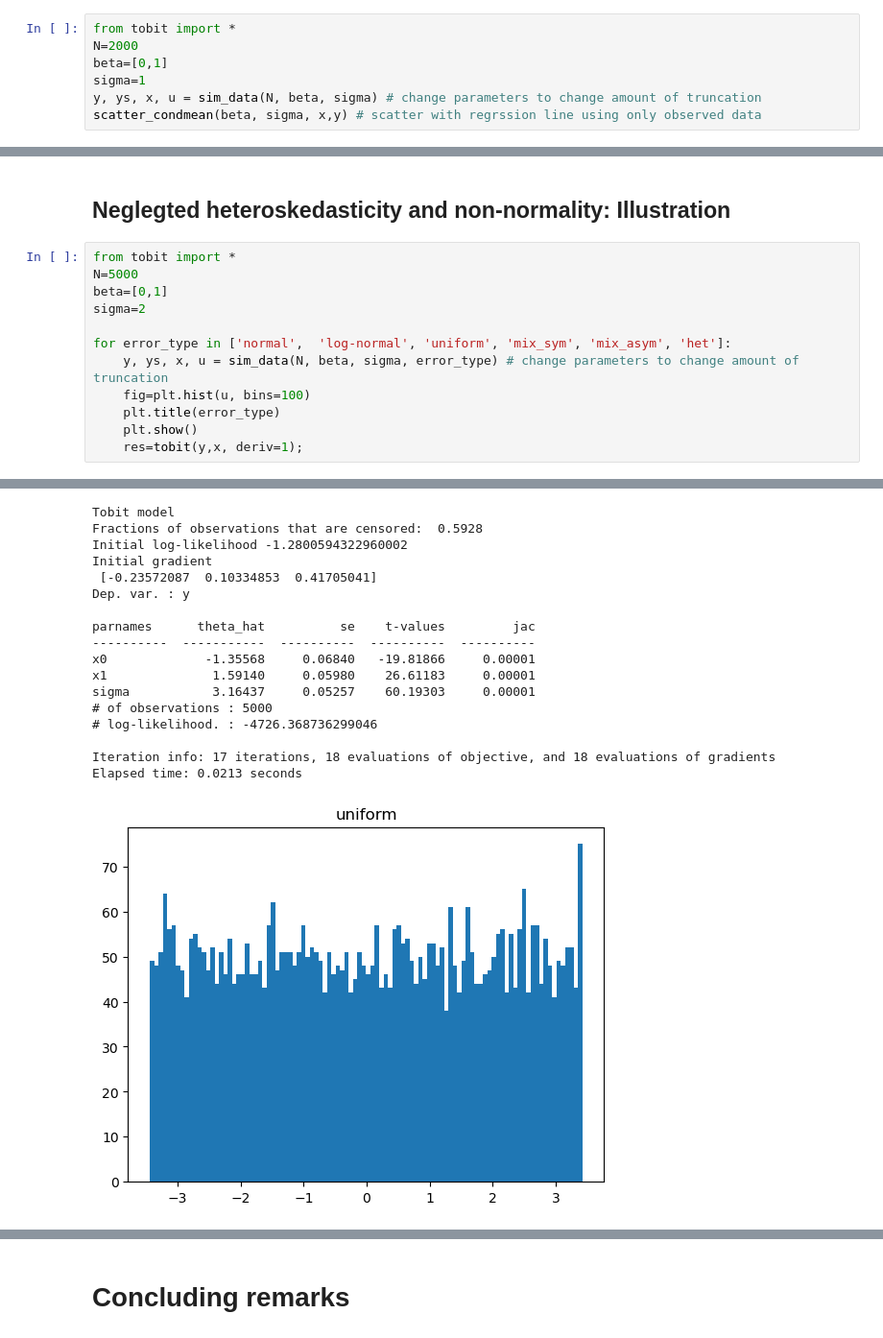
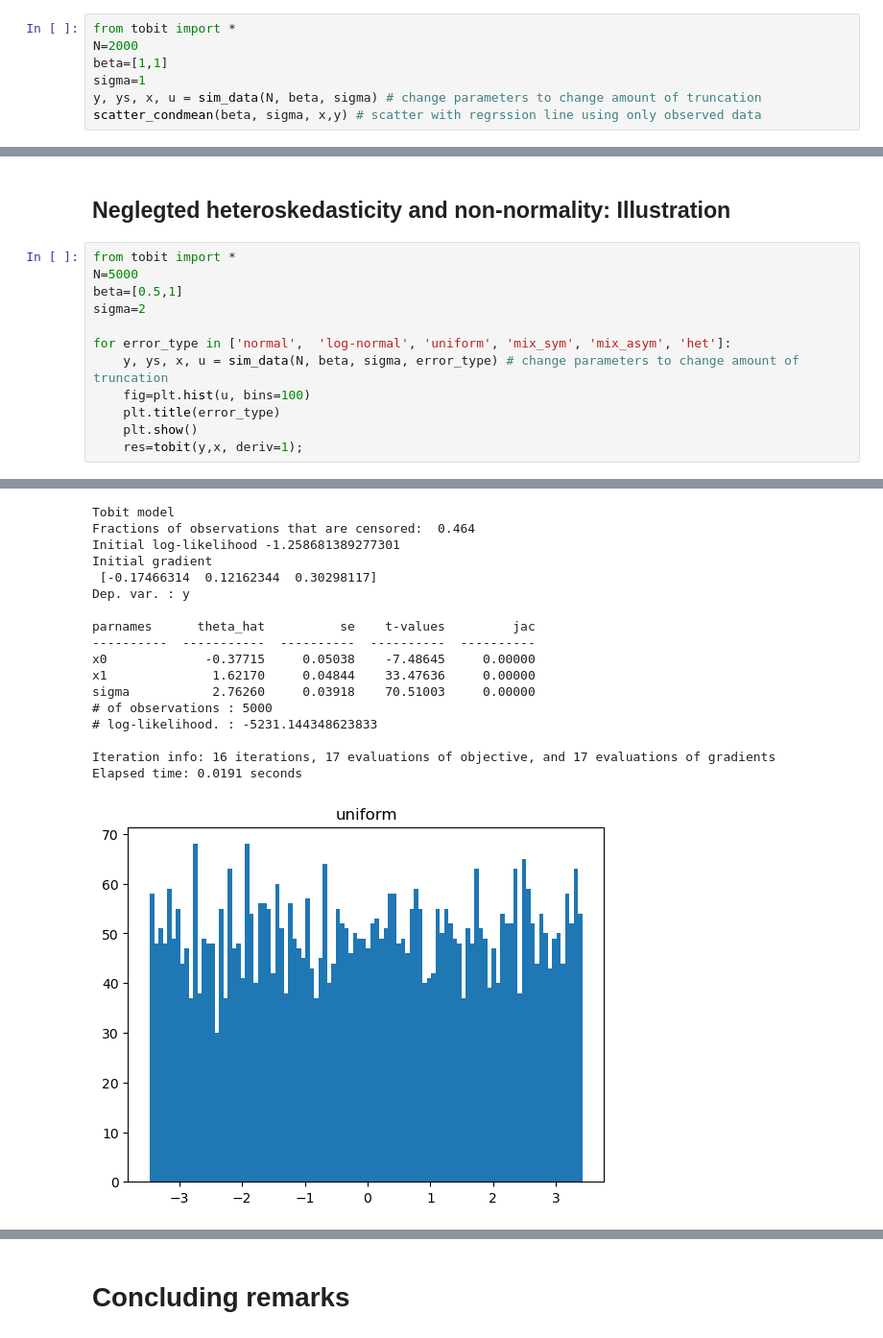
Before and after one commit to bschjerning/EconometricsB, a Jupyter notebook: lectures/16_censored_regrssion/tobit.ipynb, the cells around one changed output, grey strips where cells are left out. Shown at 96% size. Drawn from its saved outputs; the diff is of its cells as text.

```diff
--- a/lectures/16_censored_regrssion/tobit.ipynb
+++ b/lectures/16_censored_regrssion/tobit.ipynb
@@ -449,7 +449,7 @@ $\frac{x\beta }{\sigma }\rightarrow \infty$
 # %%
 from tobit import *
 N=2000
-beta=[0,1]
+beta=[1,1]
 sigma=1
 y, ys, x, u = sim_data(N, beta, sigma) # change parameters to change amount of truncation
 scatter_condmean(beta, sigma, x,y) # scatter with regrssion line using only observed data
@@ -478,7 +478,7 @@ errors for consistency of MLE.**
 # %%
 from tobit import *
 N=5000
-beta=[0,1]
+beta=[0.5,1]
 sigma=2
 
 for error_type in ['normal',  'log-normal', 'uniform', 'mix_sym', 'mix_asym', 'het']:
@@ -510,19 +510,19 @@ Elapsed time: 0.0154 seconds
 Tobit model
-Fractions of observations that are censored:  0.5928
-Initial log-likelihood -1.2800594322960002
+Fractions of observations that are censored:  0.464
+Initial log-likelihood -1.258681389277301
 Initial gradient
- [-0.23572087  0.10334853  0.41705041]
+ [-0.17466314  0.12162344  0.30298117]
 Dep. var. : y
 
 parnames      theta_hat          se    t-values         jac
 ----------  -----------  ----------  ----------  ----------
-x0             -1.35568     0.06840   -19.81866     0.00001
-x1              1.59140     0.05980    26.61183     0.00001
-sigma           3.16437     0.05257    60.19303     0.00001
+x0             -0.37715     0.05038    -7.48645     0.00000
+x1              1.62170     0.04844    33.47636     0.00000
+sigma           2.76260     0.03918    70.51003     0.00000
 # of observations : 5000
-# log-likelihood. : -4726.368736299046
+# log-likelihood. : -5231.144348623833
 
-Iteration info: 17 iterations, 18 evaluations of objective, and 18 evaluations of gradients
-Elapsed time: 0.0213 seconds
+Iteration info: 16 iterations, 17 evaluations of objective, and 17 evaluations of gradients
+Elapsed time: 0.0191 seconds
-[figure, old version]
+[figure, new version]
 Tobit model
```
Also changed, not shown: parts of 7 cells of this notebook, 5 other files.
